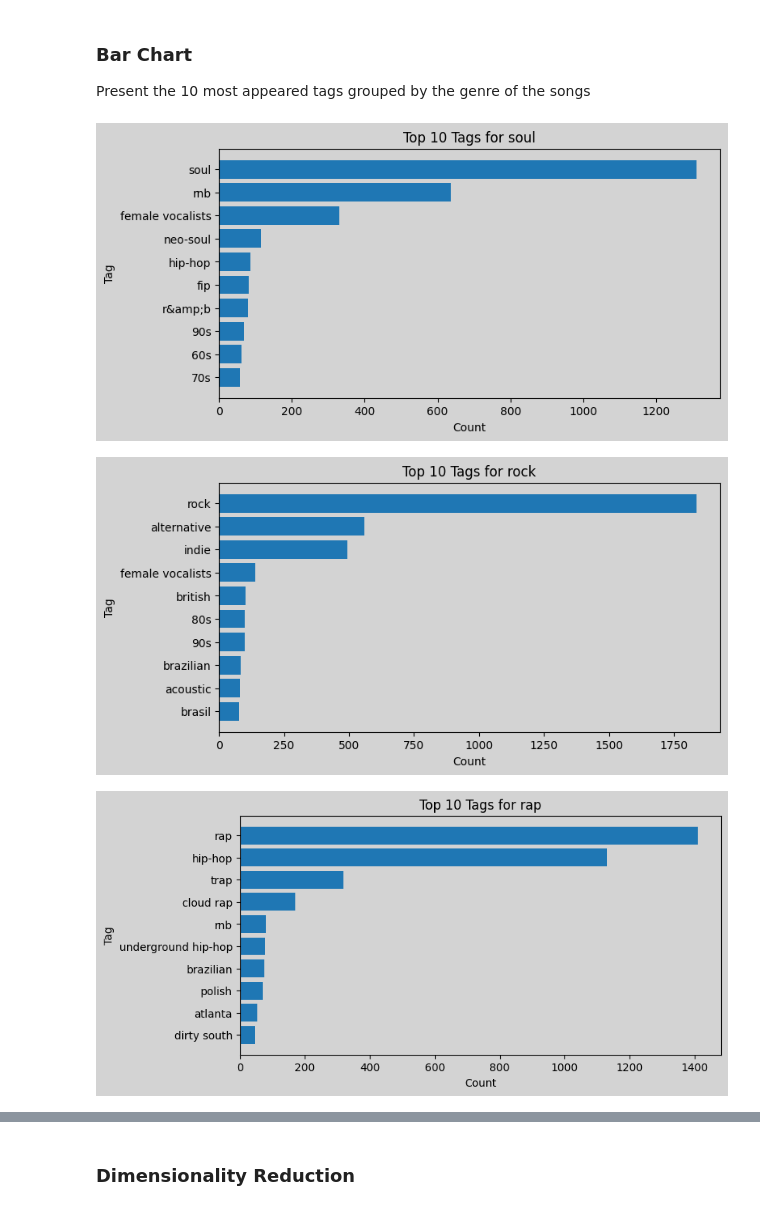
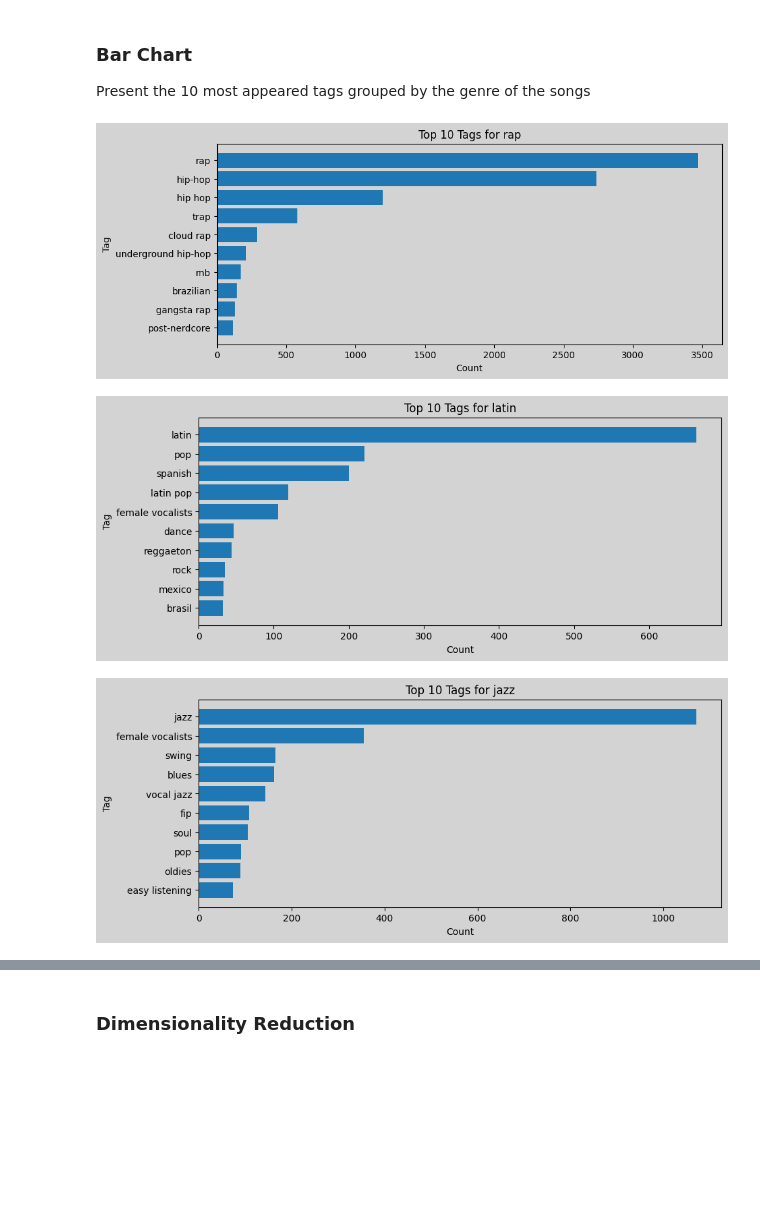
Before and after one commit to Oiko8/Multimodal-Music-Analysis, a Jupyter notebook: part1(oiko).ipynb, the cells around one changed output, grey strips where cells are left out. Saved outputs shown, nothing was run; the diff lists cells and outputs as text; code cells hidden in the pictures; blank space fills up the shorter version.

Commit message:
Processing the data on keeping multiple genres

```diff
--- a/part1(oiko).ipynb
+++ b/part1(oiko).ipynb
@@ -36,11 +57,11 @@ import matplotlib.pyplot as plt
 - Run the code in the next sections for pre-processing the data
 - In case the file already exists, the next sections are skipped automatically
 # %%
-def keep_top_n(df, column, n):
-    top_values = df[column].value_counts().head(n+1).index.to_list()[1:n+1]
-    # print(f"Top {n} values in column '{column}': {top_values}")
-    filtered_df = df[df[column].isin(top_values)]
-    return filtered_df
+def filter_by_genres(df, genres_list):
+    df['main_genre'] = df['genres'].apply(
+        lambda x: str(x).split(",")[0].strip()
+    )
+    return df[df["main_genre"].isin(genres_list)]
 # %%
 def create_lyrics_df(target_ids, path='data/processed_lyrics'):
     # --- Filtering the lyrics of the songs ---
@@ -92,7 +113,8 @@ def collect_data():
     audio_stats_df = mfcc_stats_df.drop(columns=mfcc_columns)
 
     # --- Filtering the genres dataset to only include the top n most common genres ---
-    filtered_genres_df = keep_top_n(genres_df, "genres", 5)
+    genres_list = ["latin", "classical", "metal", "jazz", "rap"]
+    filtered_genres_df = filter_by_genres(genres_df, genres_list)
 
     # --- Create dataframe with the lyrics of the songs ---
     lyrics_df = create_lyrics_df(target_ids=set(filtered_genres_df['id'].astype(str)))
@@ -420,30 +443,30 @@ Present the 10 most appeared tags grouped by the genre of the songs
 # %%
 from collections import Counter
 import matplotlib.pyplot as plt
 
 data['tags_list'] = data['tags'].fillna('').apply(
     lambda x: [tag.strip() for tag in x.split(',') if tag.strip() != '']
 )
 
-for genre in data['genres'].unique():
-    subset = data[data['genres'] == genre]
+for genre in data['main_genre'].unique():
+    subset = data[data['main_genre'] == genre]
 
     all_tags = [tag for tags in subset['tags_list'] for tag in tags]
 
     tag_counts = Counter(all_tags)
     top_tags = tag_counts.most_common(10)
 
     tags, counts = zip(*top_tags)
 
-    plt.figure(figsize=(8, 4)).patch.set_facecolor('lightgray')
+    plt.figure(figsize=(10, 4)).patch.set_facecolor('lightgray')
     plt.barh(tags, counts)
     plt.gca().invert_yaxis()
     plt.gca().set_facecolor('lightgray')
     plt.title(f"Top 10 Tags for {genre}")
     plt.xlabel("Count")
     plt.ylabel("Tag")
     plt.show()
 # %% [output]
-[figure, old version]
+[figure, new version]
-[figure, old version]
+[figure, new version]
-[figure, old version]
+[figure, new version]
```
Also changed, not shown: parts of 23 cells of this notebook.
